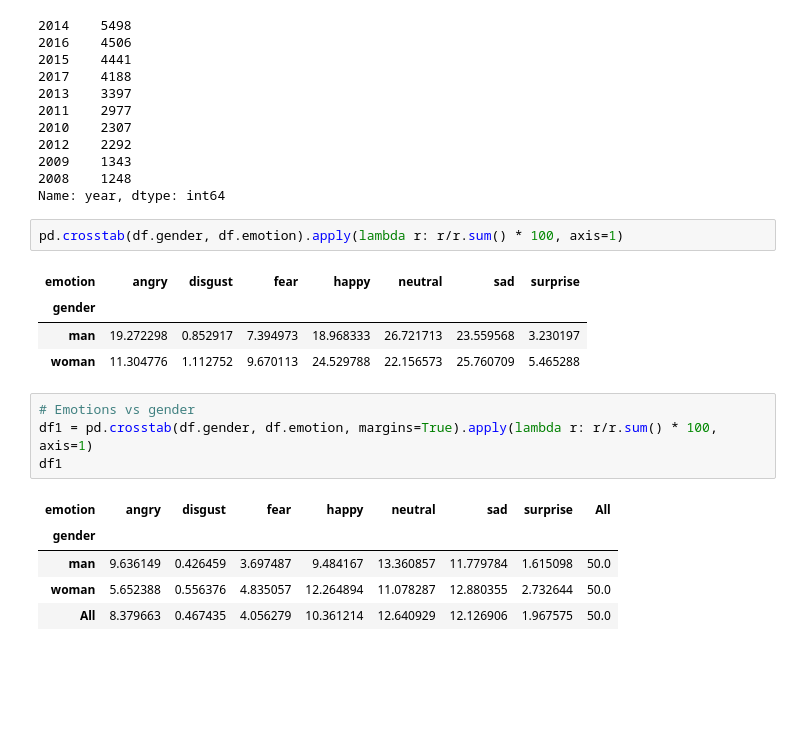
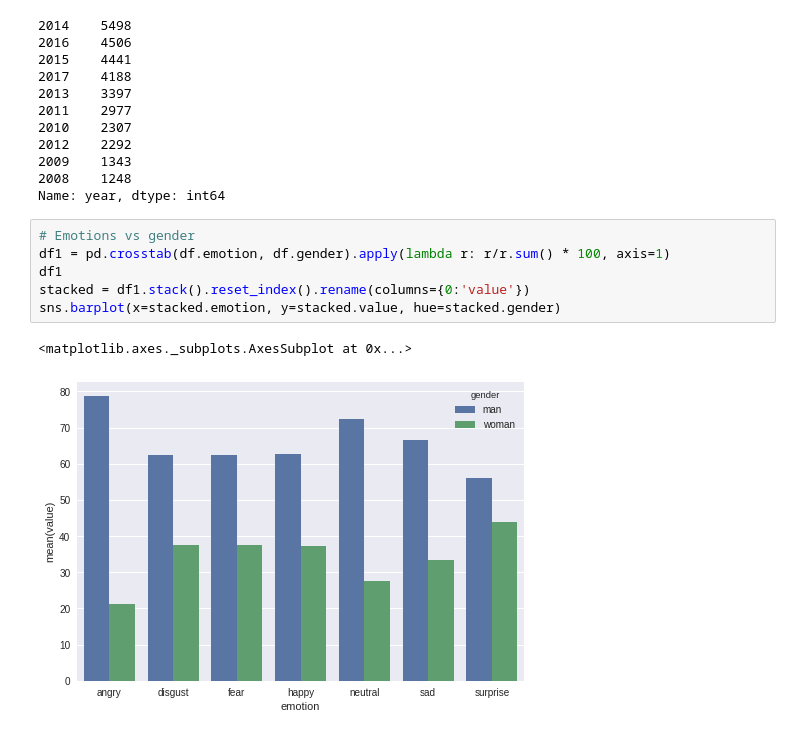
Before and after one commit to mayank26saxena/gender-bias-analysis-in-movies, a Jupyter notebook: data-analysis.ipynb, the cells around one changed output. Saved outputs shown, nothing was run; the diff lists cells and outputs as text; blank space fills up the shorter version.

```diff
--- a/data-analysis.ipynb
+++ b/data-analysis.ipynb
@@ -48,23 +49,15 @@ df.year.value_counts()
 2009    1343
 2008    1248
 Name: year, dtype: int64
-# %%
-pd.crosstab(df.gender, df.emotion).apply(lambda r: r/r.sum() * 100, axis=1)
-# %% [output]
-| emotion | angry | disgust | fear | happy | neutral | sad | surprise |
-| gender |  |  |  |  |  |  |  |
-| man | 19.272298 | 0.852917 | 7.394973 | 18.968333 | 26.721713 | 23.559568 | 3.230197 |
-| woman | 11.304776 | 1.112752 | 9.670113 | 24.529788 | 22.156573 | 25.760709 | 5.465288 |
 # %%
 # Emotions vs gender
-df1 = pd.crosstab(df.gender, df.emotion, margins=True).apply(lambda r: r/r.sum() * 100, axis=1)
+df1 = pd.crosstab(df.emotion, df.gender).apply(lambda r: r/r.sum() * 100, axis=1)
 df1
+stacked = df1.stack().reset_index().rename(columns={0:'value'})
+sns.barplot(x=stacked.emotion, y=stacked.value, hue=stacked.gender)
 # %% [output]
-| emotion | angry | disgust | fear | happy | neutral | sad | surprise | All |
-| gender |  |  |  |  |  |  |  |  |
-| man | 9.636149 | 0.426459 | 3.697487 | 9.484167 | 13.360857 | 11.779784 | 1.615098 | 50.0 |
-| woman | 5.652388 | 0.556376 | 4.835057 | 12.264894 | 11.078287 | 12.880355 | 2.732644 | 50.0 |
-| All | 8.379663 | 0.467435 | 4.056279 | 10.361214 | 12.640929 | 12.126906 | 1.967575 | 50.0 |
+<matplotlib.axes._subplots.AxesSubplot at 0x...>
+[figure, added]
 # %%
 # Year vs Gender
 df2 = pd.crosstab(df.gender, df.year, margins=True).apply(lambda r: r/r.sum() * 100, axis=1)
```
Also changed, not shown: parts of 13 cells of this notebook.
